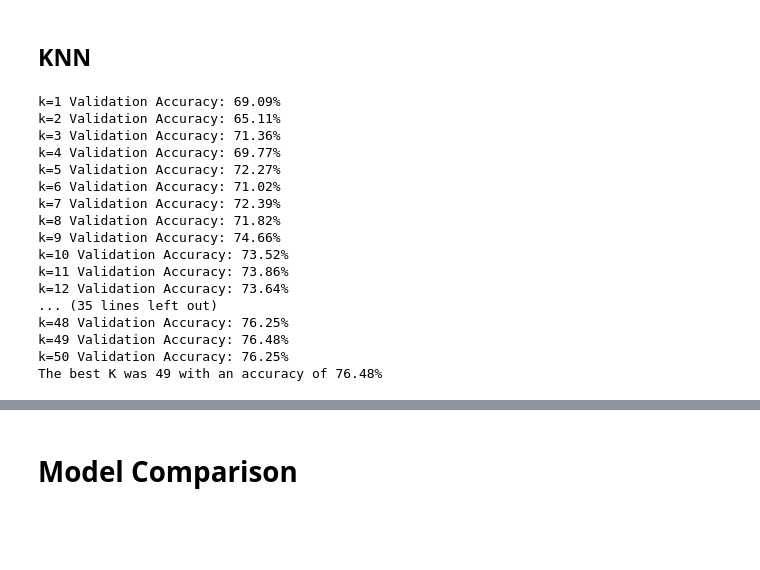
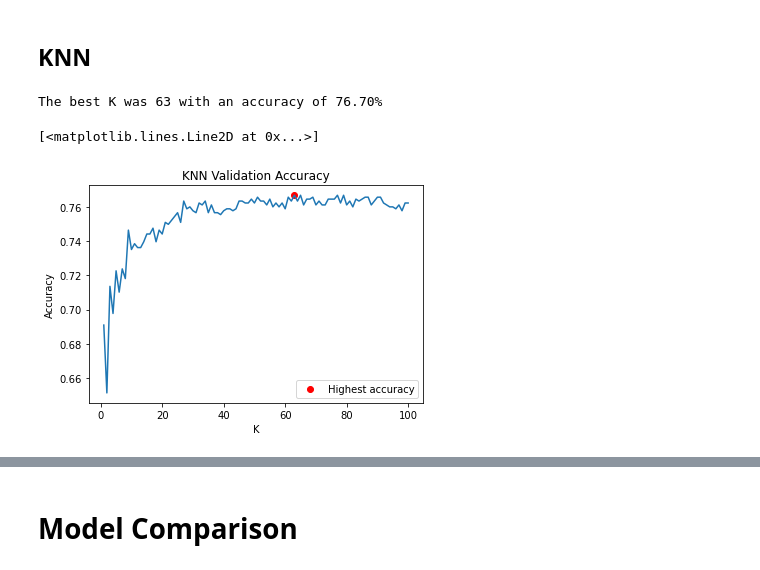
Before and after one commit to speters217/Movie_Recommendation, a Jupyter notebook: project.ipynb, the cells around one changed output, grey strips where cells are left out. Cells and saved outputs as stored; diff of their text form; code cells hidden in the pictures; blank space fills up the shorter version.

```diff
--- a/project.ipynb
+++ b/project.ipynb
@@ -1335,35 +1436,31 @@ y_val = pd.cut(y_val, bins=[0,3,5], labels=[0,1]) # convert continuous to catego
 # Find the best KNN model on the validation data for Ks 1 - 50
 best_k = 0
 highest_accuracy = 0
-for k in range(1,51):
-    knn = KNeighborsClassifier(n_neighbors=k)
+accuracies = list()
+for k in tqdm(range(1,101)):
+    knn = KNeighborsClassifier(n_neighbors=k, n_jobs=-1)
     knn.fit(x_train, y_train)
 
     ratings_pred = knn.predict(x_val)
     accuracy = accuracy_score(y_val, ratings_pred)
-    print('k='+str(k)+' Validation Accuracy: %.2f%%' % (accuracy*100))
+    accuracies.append(accuracy)
     if (accuracy > highest_accuracy):
         highest_accuracy = accuracy
         best_k = k
 print("The best K was", best_k, "with an accuracy of %.2f%%" % (highest_accuracy*100))
 # %% [output]
-k=1 Validation Accuracy: 69.09%
-k=2 Validation Accuracy: 65.11%
-k=3 Validation Accuracy: 71.36%
-k=4 Validation Accuracy: 69.77%
-k=5 Validation Accuracy: 72.27%
-k=6 Validation Accuracy: 71.02%
-k=7 Validation Accuracy: 72.39%
-k=8 Validation Accuracy: 71.82%
-k=9 Validation Accuracy: 74.66%
-k=10 Validation Accuracy: 73.52%
-k=11 Validation Accuracy: 73.86%
-k=12 Validation Accuracy: 73.64%
-... (35 lines left out)
-k=48 Validation Accuracy: 76.25%
-k=49 Validation Accuracy: 76.48%
-k=50 Validation Accuracy: 76.25%
-The best K was 49 with an accuracy of 76.48%
+The best K was 63 with an accuracy of 76.70%
+# %%
+plt.title("KNN Validation Accuracy")
+plt.xlabel("K")
+plt.ylabel("Accuracy")
+plt.scatter(best_k, highest_accuracy, color = "red", label = "Highest accuracy")
+plt.legend(loc="lower right")
+plt.savefig("knn_val_accuracy.jpg")
+plt.plot(range(1, 101), accuracies)
+# %% [output]
+[<matplotlib.lines.Line2D at 0x...>]
+[figure, added]
 # %%
 # Fit a model with the best value of K for the validation set on the test data
 x_train = copy.deepcopy(training_test[use_cols].to_numpy())
```
Also changed, not shown: parts of 23 cells of this notebook.
